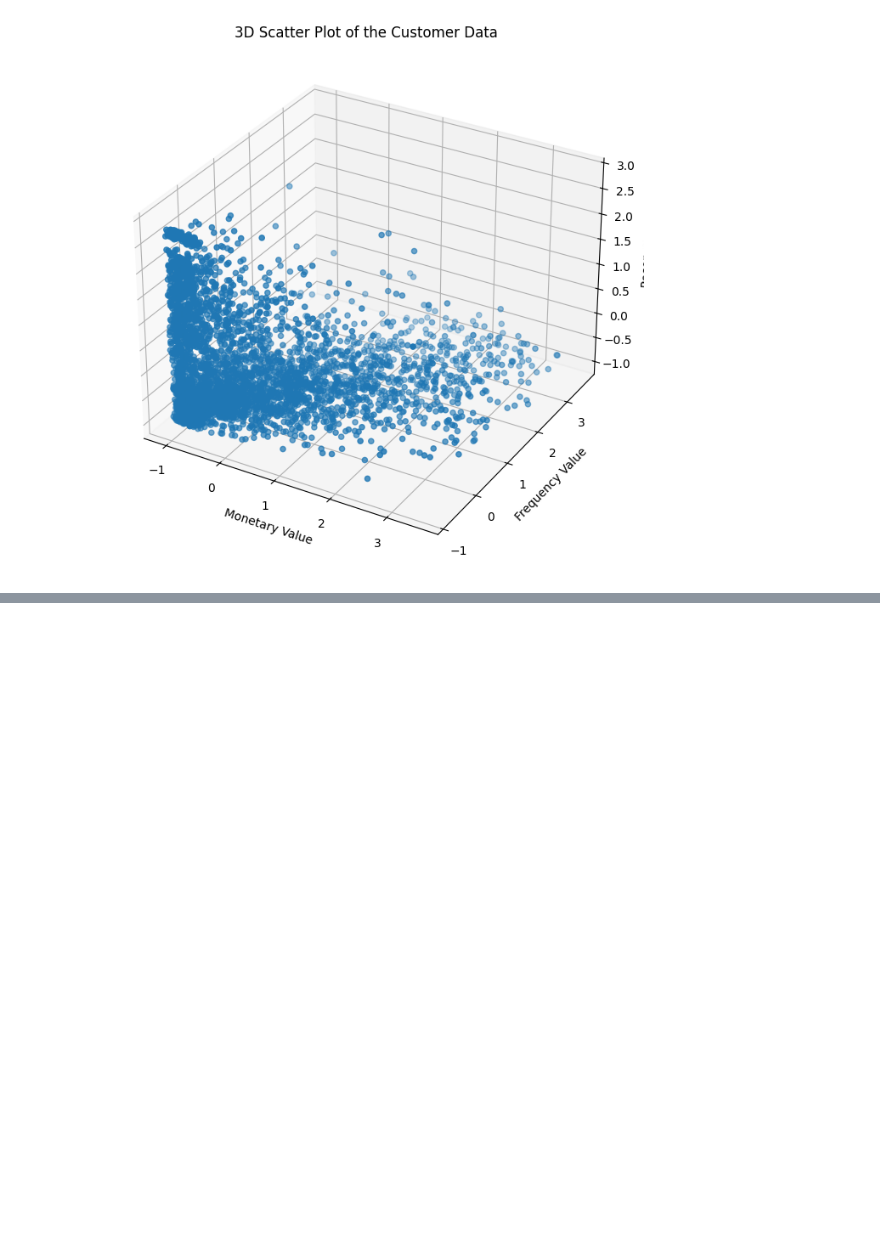
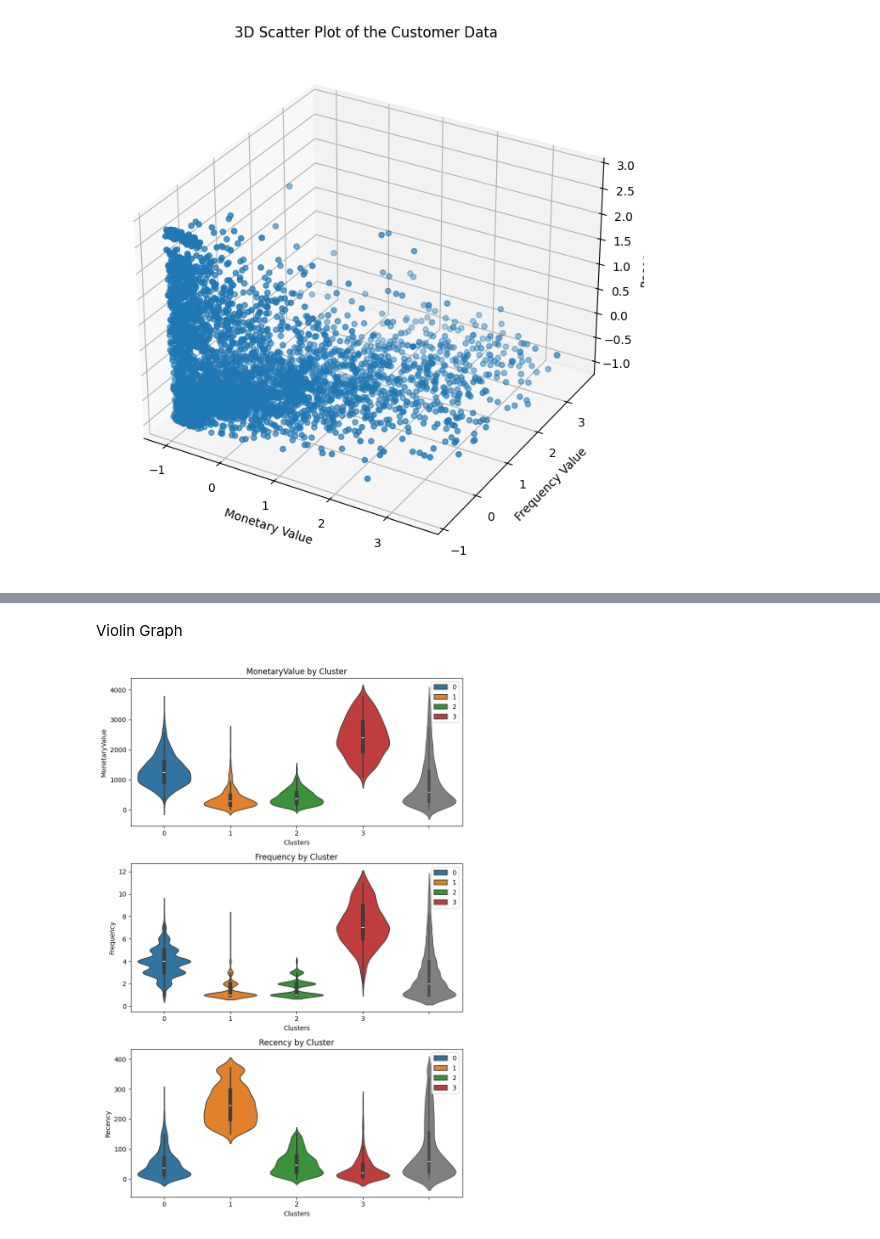
Before and after one commit to RawatRahul14/Customer-Segmentation, a Jupyter notebook: Customer_Segmentation.ipynb, the cells around one changed output, grey strips where cells are left out. Cells and saved outputs as stored; diff of their text form; code cells hidden in the pictures; blank space fills up the shorter version.

```diff
--- a/Customer_Segmentation.ipynb
+++ b/Customer_Segmentation.ipynb
@@ -535,0 +653,18 @@ plt.show()
+# %% [markdown]
+Violin Graph
+# %%
+cols = ["MonetaryValue", "Frequency", "Recency"]
+
+plt.figure(figsize = (8, 12))
+
+for i, col in enumerate(cols):
+    plt.subplot(3, 1, i+1)
+    sns.violinplot(x = non_outlier_df_cluster["Clusters"], y = non_outlier_df_cluster[col], palette = cluster_colors, hue = non_outlier_df_cluster["Clusters"])
+    sns.violinplot(y = non_outlier_df_cluster[col], color = "grey", linewidth = 1.0)
+    plt.title(f"{col} by Cluster")
+    plt.ylabel(f"{col}")
+
+plt.tight_layout()
+plt.show()
+# %% [output]
+[figure, added]
```
Also changed, not shown: parts of 19 cells of this notebook.
